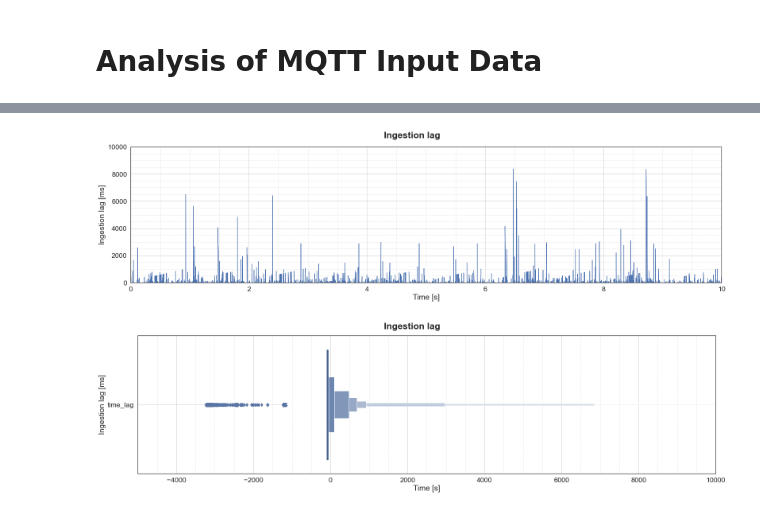
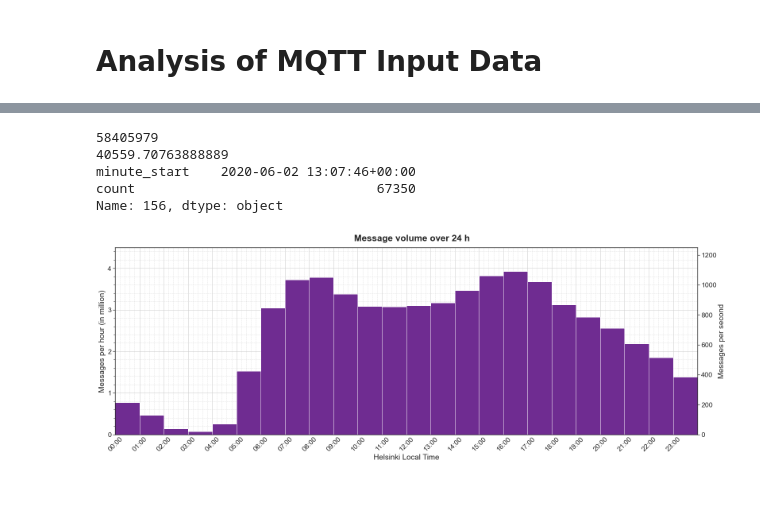
Before and after one commit to DominikStiller/ptinsight, a Jupyter notebook: app/analysis/inputs/inputs.ipynb, the cells around one changed output, grey strips where cells are left out. Saved outputs shown, nothing was run; the diff lists cells and outputs as text; code cells hidden in the pictures.

Commit message:
Add recordings with multiprocess ingestion

```diff
--- a/app/analysis/inputs/inputs.ipynb
+++ b/app/analysis/inputs/inputs.ipynb
@@ -136,6 +182,6 @@ plot_timestamps()
 # %%
 def plot_timelag_over_time():
-    data = pd.read_csv(f"results/{recording_file}.csv")
+    data = pd.read_csv(f"timestamps/{recording_file}.csv")
     data["time_lag"] = data["ingestion_timestamp"] - data["event_timestamp"]
     add_relative_time(data, "ingestion_timestamp")
 
@@ -155,11 +201,9 @@ def plot_timelag_over_time():
     plot_save(f"time_lag")
 
 plot_timelag_over_time()
-# %% [output]
-[figure, removed]
 # %%
 def plot_timelag_distribution():
-    data = pd.read_csv(f"results/{recording_file}.csv")
+    data = pd.read_csv(f"timestamps/{recording_file}.csv")
     data["time_lag"] = data["ingestion_timestamp"] - data["event_timestamp"]
 
     fig, axs = plot_subplot()
@@ -175,5 +219,50 @@ def plot_timelag_distribution():
     plot_save(f"time_lag")
 
 plot_timelag_distribution()
-# %% [output]
-[figure, removed]
+# %%
+def plot_histogram():
+    data = pd.read_csv(f"counts/{recording_file}.csv")
+    data["minute_start"] = pd.to_datetime(data["minute_start"], utc=True, unit="s")
+
+    print(data["count"].sum())
+    print(data["count"].mean())
+    print(data.iloc[data["count"].idxmax()])
+
+    time_idx = pd.DatetimeIndex(data["minute_start"]).tz_convert('Europe/Helsinki')
+    by_hour = data.groupby(time_idx.hour)["count"].sum()
+    hours = range(len(by_hour))
+
+    fig, axs = plot_subplot(figsize=[22, 8])
+    fig.suptitle("Message volume over 24 h")
+    ax = axs[0]
+
+    ax2 = ax.twinx()
+    ax2.set_ylabel("Messages per second")
+
+    ax.bar(hours, by_hour / 1e6, width=1, align="edge")
+    ax.set_ylabel("Messages per hour (in million)")
+    ax.set_xlabel("Helsinki Local Time")
+    ax.set_xlim([0, 24])
+    ax.set_xticks(hours)
+    ax.set_xticklabels([f"{h:02d}:00" for h in hours], rotation=45, ha="center", va="center_baseline")
+    ax.set_yticks([0, 1, 2, 3, 4])
+    ax.set_ylim([0, 4.5])
+
+    ax.get_xaxis().set_minor_locator(matplotlib.ticker.AutoMinorLocator())
+    ax.get_yaxis().set_minor_locator(matplotlib.ticker.AutoMinorLocator())
+    ax2.set_yticks([0, 200, 400, 600, 800, 1000, 1200])
+    ax2.set_ylim([0, 4.5e6/3600])
+
+    ax.grid(b=True, which="major", linewidth=1.0)
+    ax.grid(b=True, which="minor", linewidth=0.5, linestyle="-.")
+
+    plot_save(f"histogram")
+
+plot_histogram()
+# %% [output]
+58405979
+40559.70763888889
+minute_start    2020-06-02 13:07:46+00:00
+count                               67350
+Name: 156, dtype: object
+[figure, added]
```
Also changed, not shown: parts of 7 cells of this notebook, 20 other files.
